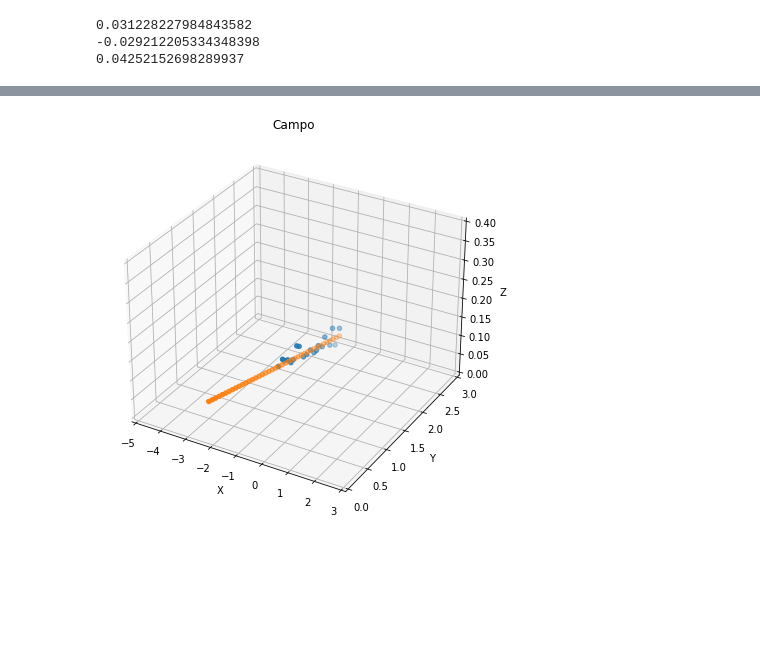
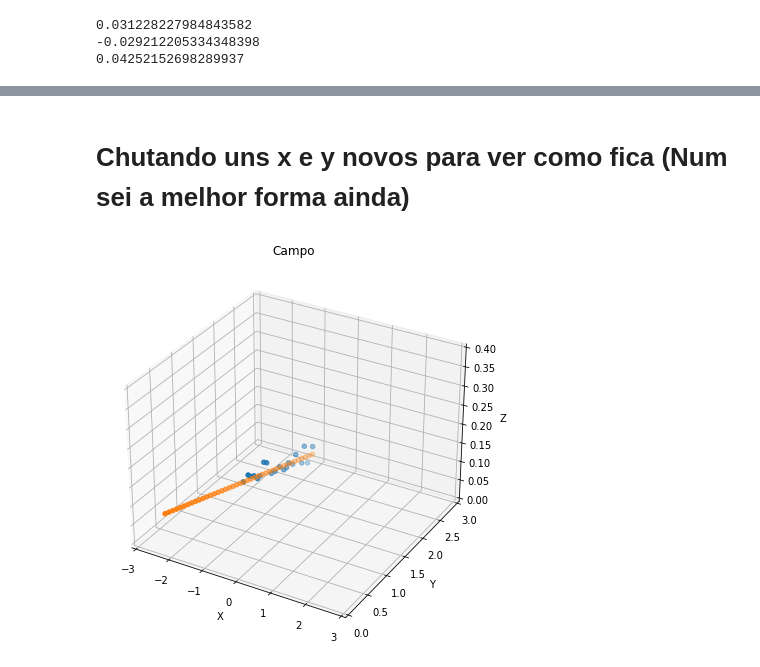
Before and after one commit to heigon77/MC886-MachineLearning-HG, a Jupyter notebook: Projeto 2/P2.ipynb, the cells around one changed output, grey strips where cells are left out. Cells and saved outputs as stored; diff of their text form; code cells hidden in the pictures; blank space fills up the shorter version.

Commit message:
Explicando melhor

```diff
--- a/Projeto 2/P2.ipynb
+++ b/Projeto 2/P2.ipynb
@@ -121,3 +141,5 @@ for i in range(20):
+# %% [markdown]
+# Chutando uns x e y novos para ver como fica (Num sei a melhor forma ainda)
 # %%
 listZ = []
 y = Y[0]
@@ -133,16 +155,16 @@ while y > 0:
 # %%
 fig = plt.figure(figsize = (10, 7))
 ax = plt.axes(projection ="3d")
 
 ax.scatter3D(X, Y, Z)
 ax.scatter3D(listX,listY,listZ,'r')
-ax.set_xlim(-5, 3)
+ax.set_xlim(-3, 3)
 ax.set_ylim(0, 3)
 ax.set_zlim(0, 0.4)
 ax.set_xlabel("X")
 ax.set_ylabel("Y")
 ax.set_zlabel("Z")
 plt.title("Campo")
 plt.show()
 # %% [output]
-[figure, old version]
+[figure, new version]
```
Also changed, not shown: parts of 3 cells of this notebook.
